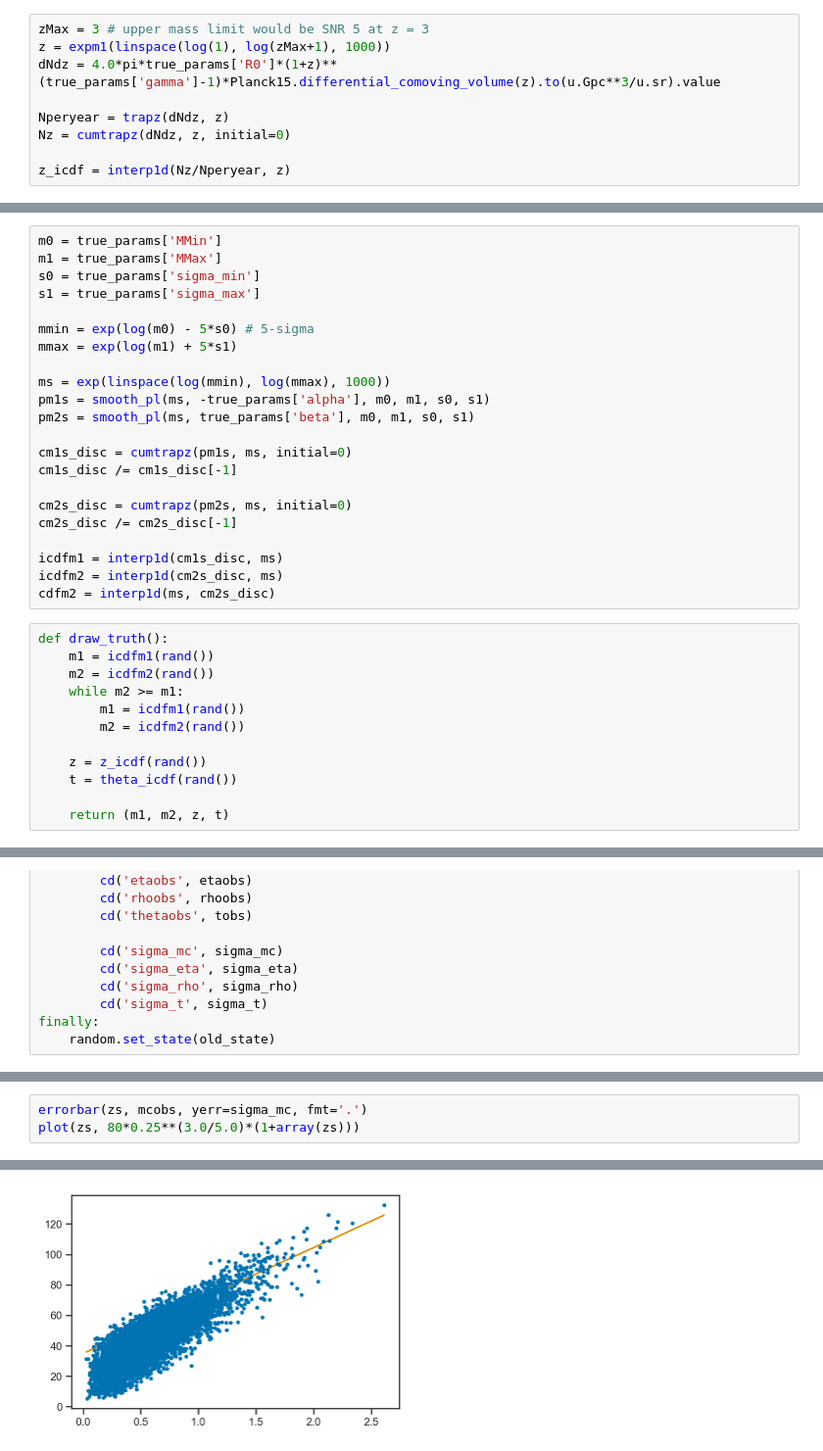
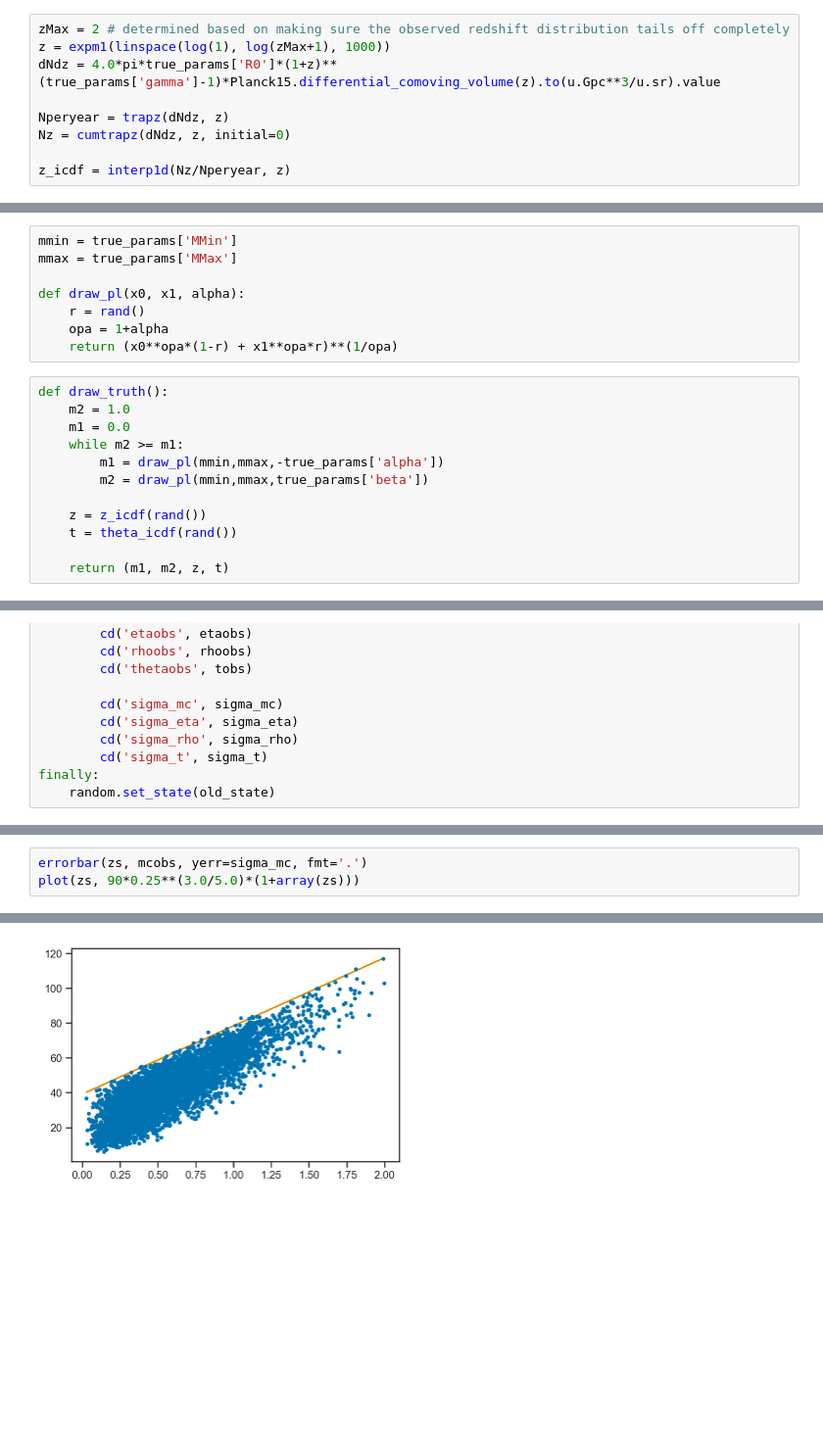
Before and after one commit to farr/PISNLineCosmography, a Jupyter notebook: GenerateObservations.ipynb, the cells around one changed output, grey strips where cells are left out. Shown at 98% size. Saved outputs shown, nothing was run; the diff lists cells and outputs as text; blank space fills up the shorter version.

```diff
--- a/GenerateObservations.ipynb
+++ b/GenerateObservations.ipynb
@@ -86,7 +86,7 @@ osnr_interp = RectBivariateSpline(ms, ms, osnrs)
 def optimal_snr(m1obs, m2obs, dl):
     return osnr_interp.ev(m1obs, m2obs)/dl
 # %%
-zMax = 3 # upper mass limit would be SNR 5 at z = 3
+zMax = 2 # determined based on making sure the observed redshift distribution tails off completely
 z = expm1(linspace(log(1), log(zMax+1), 1000))
 dNdz = 4.0*pi*true_params['R0']*(1+z)**(true_params['gamma']-1)*Planck15.differential_comoving_volume(z).to(u.Gpc**3/u.sr).value
 
@@ -113,32 +106,18 @@ def smooth_pl(x, a, x0, x1, s0, s1):
-# %%
-m0 = true_params['MMin']
-m1 = true_params['MMax']
-s0 = true_params['sigma_min']
-s1 = true_params['sigma_max']
-
-mmin = exp(log(m0) - 5*s0) # 5-sigma
-mmax = exp(log(m1) + 5*s1)
-
-ms = exp(linspace(log(mmin), log(mmax), 1000))
-pm1s = smooth_pl(ms, -true_params['alpha'], m0, m1, s0, s1)
-pm2s = smooth_pl(ms, true_params['beta'], m0, m1, s0, s1)
-
-cm1s_disc = cumtrapz(pm1s, ms, initial=0)
-cm1s_disc /= cm1s_disc[-1]
-
-cm2s_disc = cumtrapz(pm2s, ms, initial=0)
-cm2s_disc /= cm2s_disc[-1]
-
-icdfm1 = interp1d(cm1s_disc, ms)
-icdfm2 = interp1d(cm2s_disc, ms)
-cdfm2 = interp1d(ms, cm2s_disc)
+# %%
+mmin = true_params['MMin']
+mmax = true_params['MMax']
+
+def draw_pl(x0, x1, alpha):
+    r = rand()
+    opa = 1+alpha
+    return (x0**opa*(1-r) + x1**opa*r)**(1/opa)
 # %%
 def draw_truth():
-    m1 = icdfm1(rand())
-    m2 = icdfm2(rand())
+    m2 = 1.0
+    m1 = 0.0
     while m2 >= m1:
-        m1 = icdfm1(rand())
-        m2 = icdfm2(rand())
+        m1 = draw_pl(mmin,mmax,-true_params['alpha'])
+        m2 = draw_pl(mmin,mmax,true_params['beta'])
 
     z = z_icdf(rand())
     t = theta_icdf(rand())
@@ -272,9 +251,9 @@ plot(m1s, m2s, '.')
 # %%
 errorbar(zs, mcobs, yerr=sigma_mc, fmt='.')
-plot(zs, 80*0.25**(3.0/5.0)*(1+array(zs)))
+plot(zs, 90*0.25**(3.0/5.0)*(1+array(zs)))
 # %% [output]
 [<matplotlib.lines.Line2D at 0x...>]
-[figure, old version]
+[figure, new version]
 # %%
 sns.distplot(zs)
 # %% [output]
```
Also changed, not shown: parts of 7 cells of this notebook, 4 other files.
